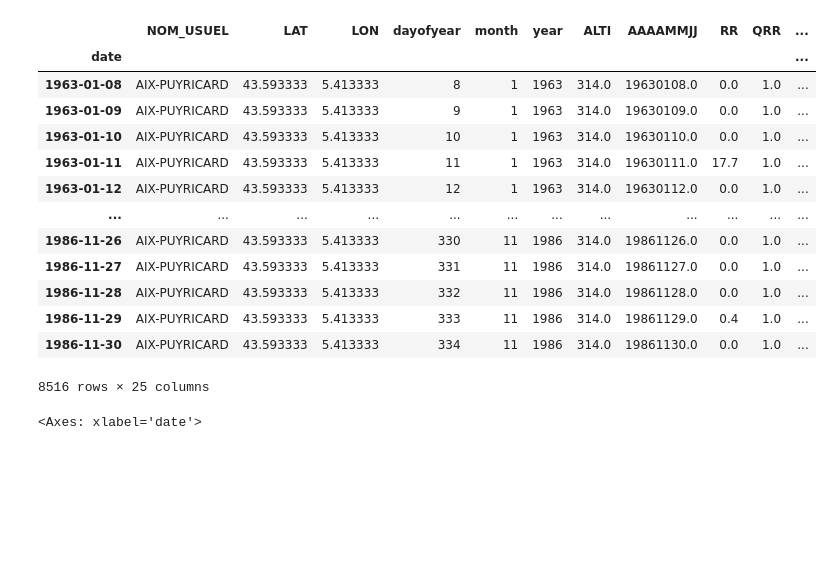
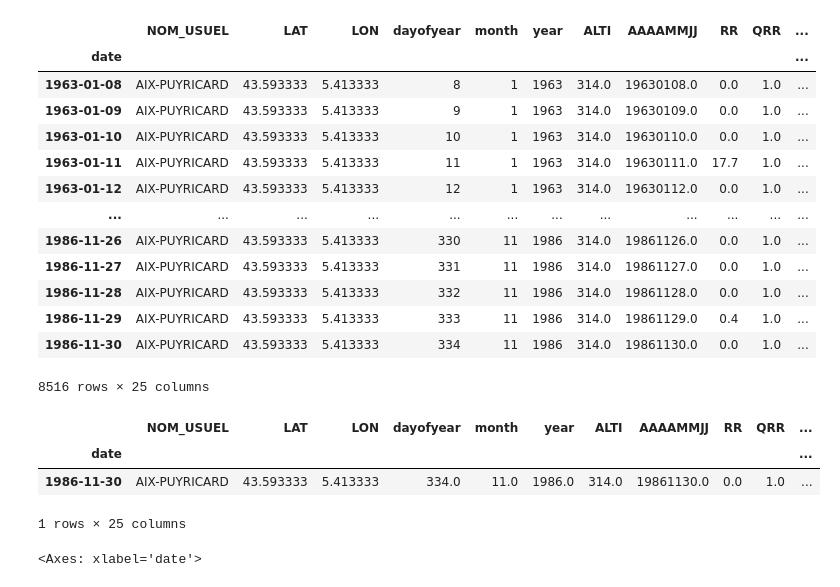
Before and after one commit to antoninolm/climate_change_project, a Jupyter notebook: notebooks/toni/EDA2_SARIMAX.ipynb, the cells around one changed output. Saved outputs shown, nothing was run; the diff lists cells and outputs as text; code cells hidden in the pictures; blank space fills up the shorter version.

```diff
--- a/notebooks/toni/EDA2_SARIMAX.ipynb
+++ b/notebooks/toni/EDA2_SARIMAX.ipynb
@@ -128,6 +128,13 @@ df
 | 1986-11-29 | AIX-PUYRICARD | 43.593333 | 5.413333 | 333 | 11 | 1986 | 314.0 | 19861129.0 | 0.4 | 1.0 | ... |
 | 1986-11-30 | AIX-PUYRICARD | 43.593333 | 5.413333 | 334 | 11 | 1986 | 314.0 | 19861130.0 | 0.0 | 1.0 | ... |
 8516 rows × 25 columns
+# %%
+df[-1:]
+# %% [output]
+|  | NOM_USUEL | LAT | LON | dayofyear | month | year | ALTI | AAAAMMJJ | RR | QRR | ... |
+| date |  |  |  |  |  |  |  |  |  |  | ... |
+| 1986-11-30 | AIX-PUYRICARD | 43.593333 | 5.413333 | 334.0 | 11.0 | 1986.0 | 314.0 | 19861130.0 | 0.0 | 1.0 | ... |
+1 rows × 25 columns
 # %%
 df["TNTXM"].plot()
 # %% [output]
```
Also changed, not shown: parts of 27 cells of this notebook, 5 other files.
